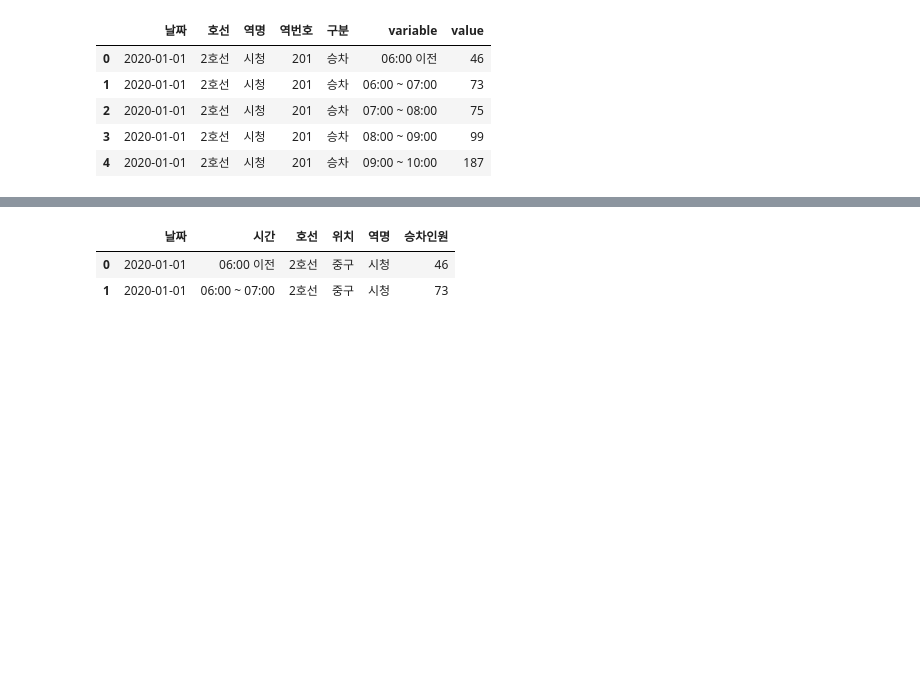
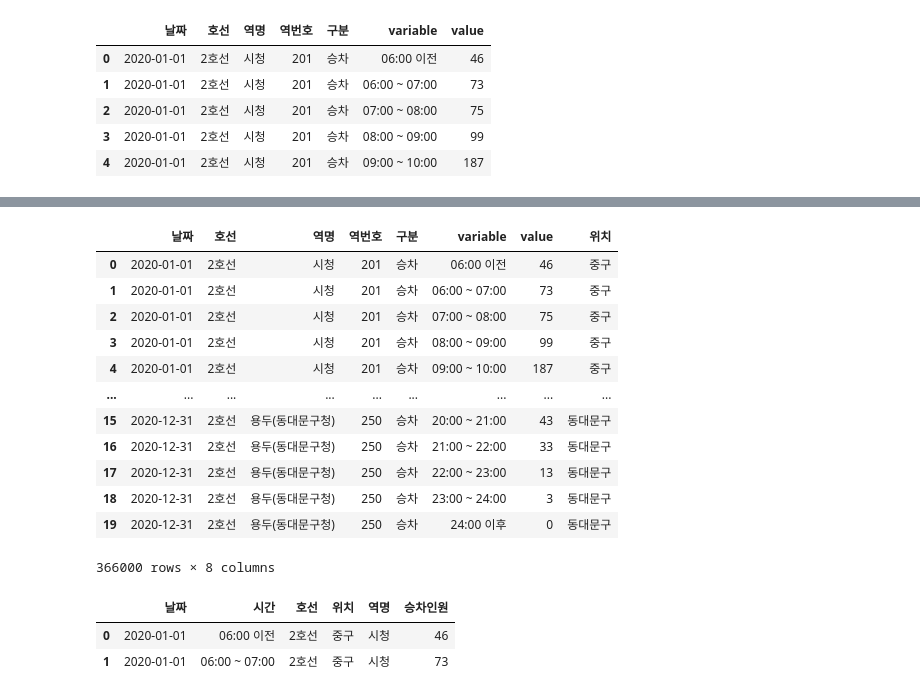
Before and after one commit to HyeongSeok-Park/Academy_Second_Project, a Jupyter notebook: 데이터 전처리 및 시각화.ipynb, the cells around one changed output, grey strips where cells are left out. Saved outputs shown, nothing was run; the diff lists cells and outputs as text; code cells hidden in the pictures; blank space fills up the shorter version.

```diff
--- a/데이터 전처리 및 시각화.ipynb
+++ b/데이터 전처리 및 시각화.ipynb
@@ -99,7 +109,7 @@ sub_location = {'까치산':'강서구','신정네거리':'양천구','양천구
                 '당산':'영등포구','합정':'마포구','홍대입구':'마포구',
                 '이대':'마포구','아현':'마포구','신촌':'서대문구',
                 '충정로':'서대문구','충정로(경기대입구)':'서대문구','시청':'중구','을지로입구':'중구',
-                '을지로3가':'중구','을지로4가':'중구','동대문역사문화공원':'중구','동대문역사문화공원(DDP)':'중구',
+                '을지로3가':'중구','을지로4가':'중구','동대문역사문화공원':'중구','동대문역사문화공원(DDP)':'중구', '동대문역사문화공원(DDP)(DDP)':'중구',
                 '신당':'중구','상왕십리':'성동구','왕십리':'성동구','왕십리(성동구청)':'성동구',
                 '한양대':'성동구','뚝섬':'성동구','성수':'성동구','성수지선':'성동구',
                 '용답':'성동구','신답':'성동구','용두':'동대문구','용두(동대문구청)':'동대문구',
@@ -108,6 +118,6 @@ sub_location = {'까치산':'강서구','신정네거리':'양천구','양천구
                 '잠실새내':'송파구','종합운동장':'송파구','삼성':'강남구','삼성(무역센터)':'강남구',
                 '선릉':'강남구','역삼':'강남구','강남':'강남구',
                 '교대':'서초구','교대(법원.검찰청)':'서초구','방배':'서초구','서초':'서초구','사당':'동작구',
-                '낙성대':'관악구','서울대입구':'관악구','서울대입구(관악구청)':'관악구','봉천':'관악구',
+                '낙성대':'관악구','낙성대(강감찬)':'관악구','서울대입구':'관악구','서울대입구(관악구청)':'관악구','봉천':'관악구',
                 '신림':'관악구','신대방':'관악구'}
 # %%
@@ -116,4 +126,21 @@ location = []
 for i in sub_2020_edit2['역명'] :
   location.append(sub_location[i])
 sub_2020_edit2['위치'] = location
+# %%
+# 2차 가공 데이터 확인
+sub_2020_edit2
+# %% [output]
+|  | 날짜 | 호선 | 역명 | 역번호 | 구분 | variable | value | 위치 |
+| 0 | 2020-01-01 | 2호선 | 시청 | 201 | 승차 | 06:00 이전 | 46 | 중구 |
+| 1 | 2020-01-01 | 2호선 | 시청 | 201 | 승차 | 06:00 ~ 07:00 | 73 | 중구 |
+| 2 | 2020-01-01 | 2호선 | 시청 | 201 | 승차 | 07:00 ~ 08:00 | 75 | 중구 |
+| 3 | 2020-01-01 | 2호선 | 시청 | 201 | 승차 | 08:00 ~ 09:00 | 99 | 중구 |
+| 4 | 2020-01-01 | 2호선 | 시청 | 201 | 승차 | 09:00 ~ 10:00 | 187 | 중구 |
+| ... | ... | ... | ... | ... | ... | ... | ... | ... |
+| 15 | 2020-12-31 | 2호선 | 용두(동대문구청) | 250 | 승차 | 20:00 ~ 21:00 | 43 | 동대문구 |
+| 16 | 2020-12-31 | 2호선 | 용두(동대문구청) | 250 | 승차 | 21:00 ~ 22:00 | 33 | 동대문구 |
+| 17 | 2020-12-31 | 2호선 | 용두(동대문구청) | 250 | 승차 | 22:00 ~ 23:00 | 13 | 동대문구 |
+| 18 | 2020-12-31 | 2호선 | 용두(동대문구청) | 250 | 승차 | 23:00 ~ 24:00 | 3 | 동대문구 |
+| 19 | 2020-12-31 | 2호선 | 용두(동대문구청) | 250 | 승차 | 24:00 이후 | 0 | 동대문구 |
+366000 rows × 8 columns
 # %%
```
Also changed, not shown: parts of 7 cells of this notebook, 1 other file.
